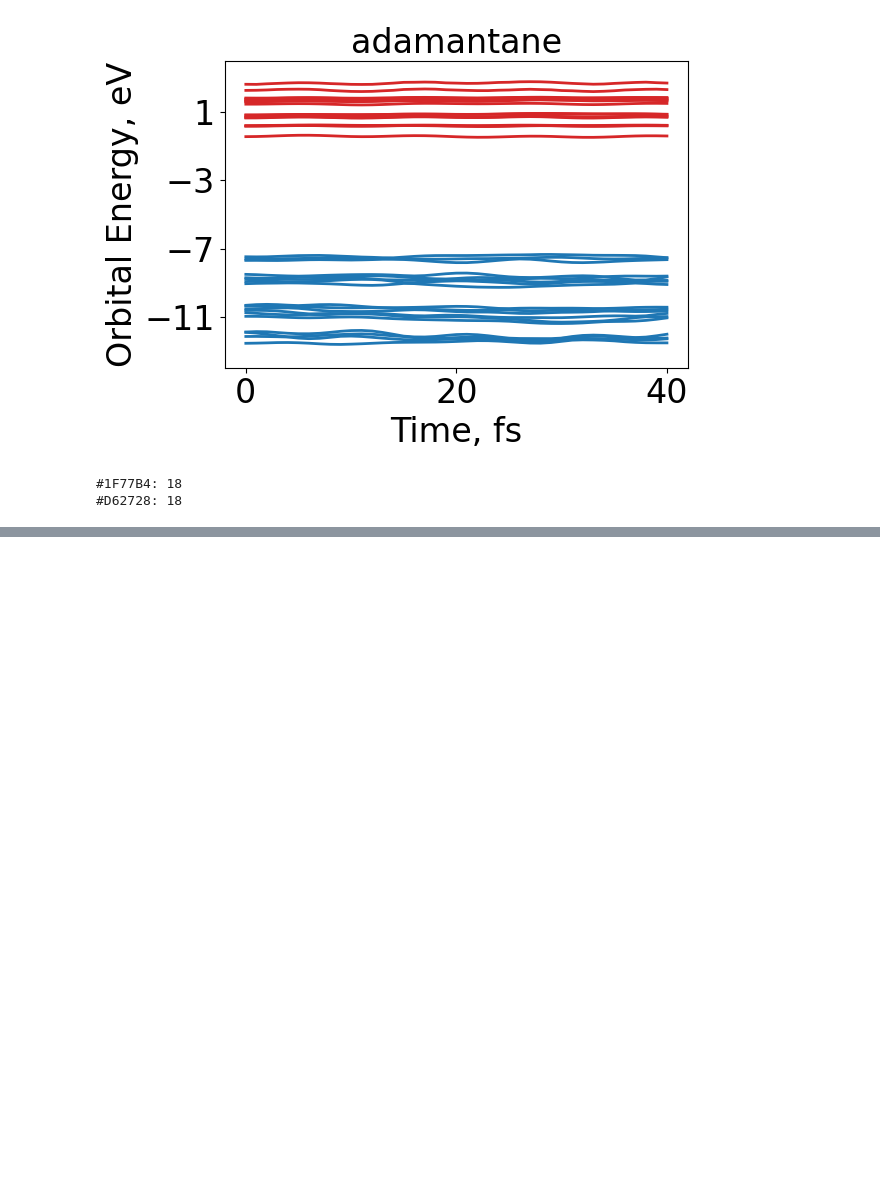
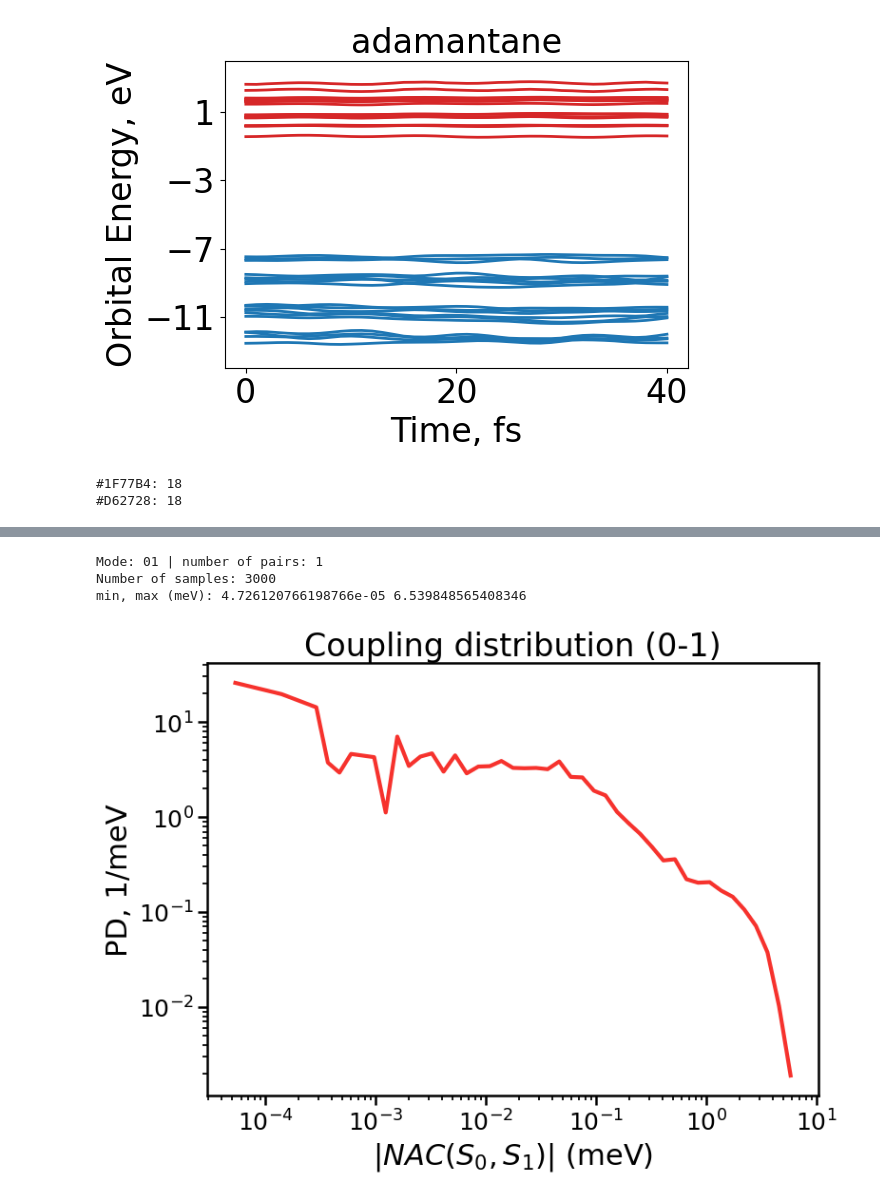
Before and after one commit to AkimovLab/Project_adamantanes, a Jupyter notebook: NAMD/STEP3/adamantane/adamantane_step3.ipynb, the cells around one changed output, grey strips where cells are left out. Cells and saved outputs as stored; diff of their text form; code cells hidden in the pictures; blank space fills up the shorter version.

```diff
--- a/NAMD/STEP3/adamantane/adamantane_step3.ipynb
+++ b/NAMD/STEP3/adamantane/adamantane_step3.ipynb
@@ -689,0 +659,66 @@ plt.show()
+# %%
+TITLE_SIZE  = 24
+LABEL_SIZE  = 22
+TICK_SIZE   = 18
+TICK_WIDTH  = 1.8
+TICK_LENGTH = 7
+SPINE_WIDTH = 1.8
+FIXED_COLOR = "#F6322D"
+
+# mode = "neighbor" : |NAC(S_i,S_i+1)|$ (meV)
+# mode = "01"       : |NAC(S_0,S_1)|$ (meV)
+mode = "01"
+
+nacs = numpy_nac_adi   # shape: (nsteps, nstates, nstates)
+
+if mode == "neighbor":
+    i_idx = np.arange(NSTATES - 1)
+    j_idx = i_idx + 1
+    title = "Coupling distribution (neighbors)"
+    xlabel = r"$|NAC(S_i,S_i+1)|$ (meV)"
+elif mode == "01":
+    i_idx = np.array([0])
+    j_idx = np.array([1])
+    title = "Coupling distribution (0-1)"
+    xlabel = r"$|NAC(S_0,S_1)|$ (meV)"
+else:
+    raise ValueError("mode can be 'neighbor' or '01'")
+
+
+all_couplings = np.abs(nacs[:, i_idx, j_idx]).ravel() * units.au2ev * 1000.0
+all_couplings = all_couplings[all_couplings > 0]   #
+
+print("Mode:", mode, "| number of pairs:", len(i_idx))
+print("Number of samples:", len(all_couplings))
+print("min, max (meV):", all_couplings.min(), all_couplings.max())
+
+
+bins = np.logspace(np.log10(all_couplings.min()),
+                   np.log10(all_couplings.max()), 50)
+hist, edges = np.histogram(all_couplings, bins=bins, density=True)
+centers = np.sqrt(edges[:-1] * edges[1:])
+mask = hist > 0
+
+
+fig, ax = plt.subplots(figsize=(8, 6))
+ax.plot(centers[mask], hist[mask], linewidth=3, color=FIXED_COLOR)
+ax.set_xscale("log")
+ax.set_yscale("log")
+
+ax.set_xlabel(xlabel, fontsize=LABEL_SIZE)
+ax.set_ylabel("PD, 1/meV", fontsize=LABEL_SIZE)
+ax.set_title(title, fontsize=TITLE_SIZE)
+ax.tick_params(axis='both', which='major', labelsize=TICK_SIZE,
+               width=TICK_WIDTH, length=TICK_LENGTH)
+ax.tick_params(axis='both', which='minor',
+               width=TICK_WIDTH * 0.7, length=TICK_LENGTH / 2)
+for spine in ax.spines.values():
+    spine.set_linewidth(SPINE_WIDTH)
+
+plt.tight_layout()
+plt.show()
+# %% [output]
+Mode: 01 | number of pairs: 1
+Number of samples: 3000
+min, max (meV): 4.726120766198766e-05 6.539848565408346
+[figure, added]
```
Also changed, not shown: parts of 25 cells of this notebook, 2 other files.
